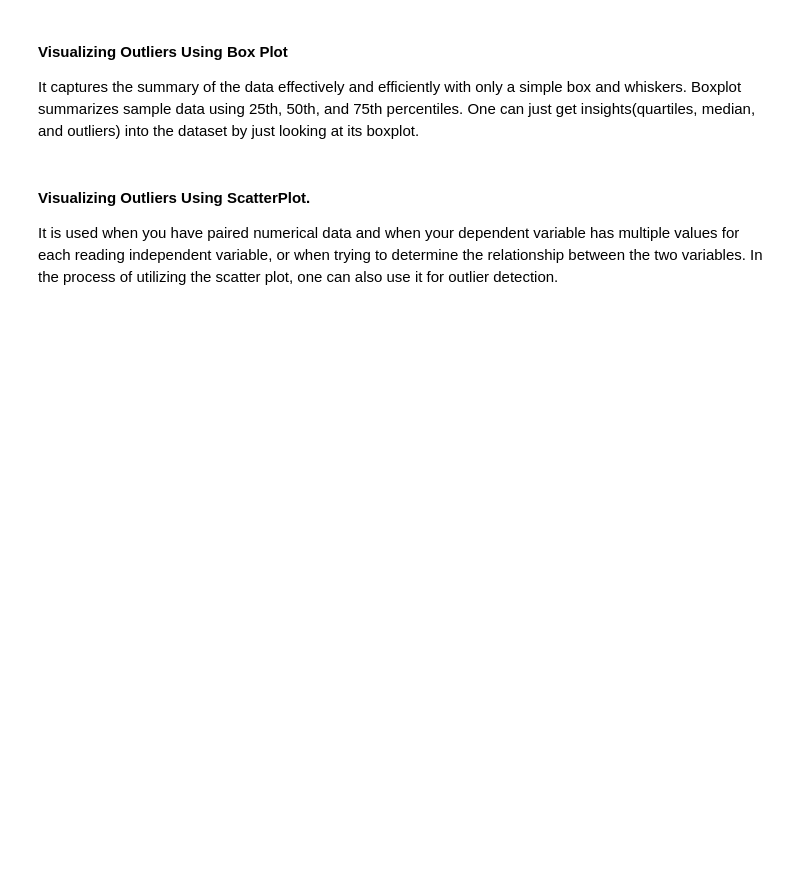
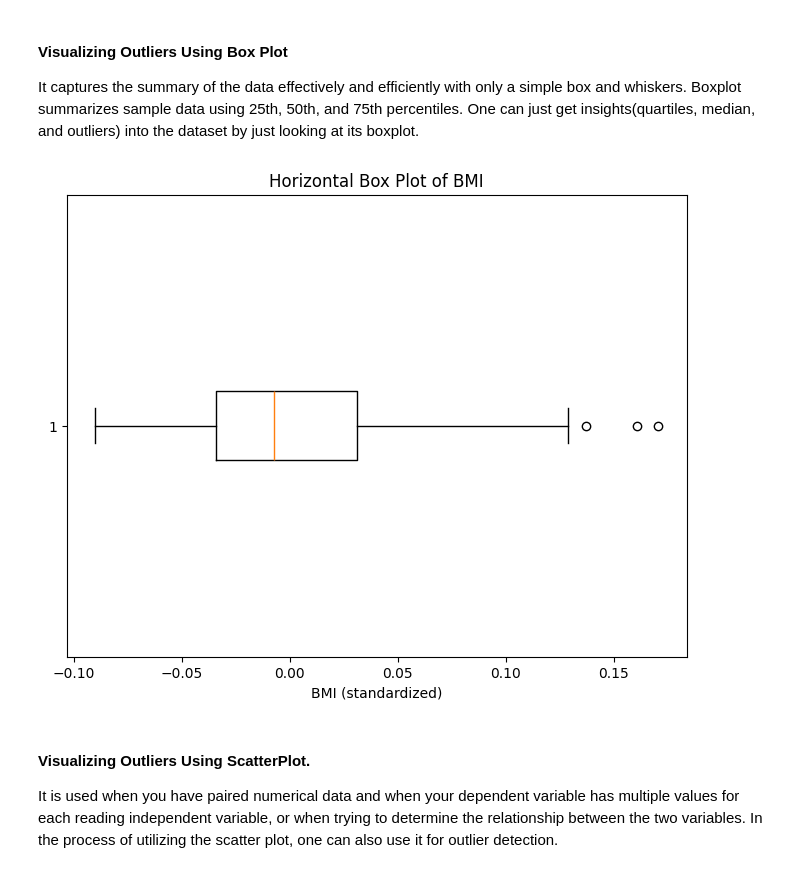
Before and after one commit to MandeepCon/Lab4-TCIO, a Jupyter notebook: week5Lab_Students.ipynb, the cells around one changed output. Cells and saved outputs as stored; diff of their text form; code cells hidden in the pictures; blank space fills up the shorter version.

```diff
--- a/week5Lab_Students.ipynb
+++ b/week5Lab_Students.ipynb
@@ -593,3 +593,18 @@ An Outlier is a data-item/object that deviates significantly from the rest of th
 
 
 https://www.geeksforgeeks.org/detect-and-remove-the-outliers-using-python/
+# %%
+# Importing
+import sklearn
+from sklearn.datasets import load_diabetes
+import pandas as pd
+import matplotlib.pyplot as plt
+
+# Load the dataset
+diabetics = load_diabetes()
+
+# Create the dataframe
+column_name = diabetics.feature_names
+df_diabetics = pd.DataFrame(diabetics.data)
+df_diabetics.columns = column_name
+df_diabetics.head()
@@ -598,6 +620,16 @@ https://www.geeksforgeeks.org/detect-and-remove-the-outliers-using-python/
 # %% [markdown]
 #### Visualizing Outliers Using Box Plot
 It captures the summary of the data effectively and efficiently with only a simple box and whiskers. Boxplot summarizes sample data using 25th, 50th, and 75th percentiles. One can just get insights(quartiles, median, and outliers) into the dataset by just looking at its boxplot.
+# %%
+import matplotlib.pyplot as plt
+
+plt.figure(figsize=(8, 6))
+plt.boxplot(df_diabetics['bmi'], vert=False)  # Horizontal box plot
+plt.title('Horizontal Box Plot of BMI')
+plt.xlabel('BMI (standardized)')
+plt.show()
+# %% [output]
+[figure, added]
 # %% [markdown]
 #### Visualizing Outliers Using ScatterPlot.
 
```
Also changed, not shown: parts of 1 cell of this notebook.
